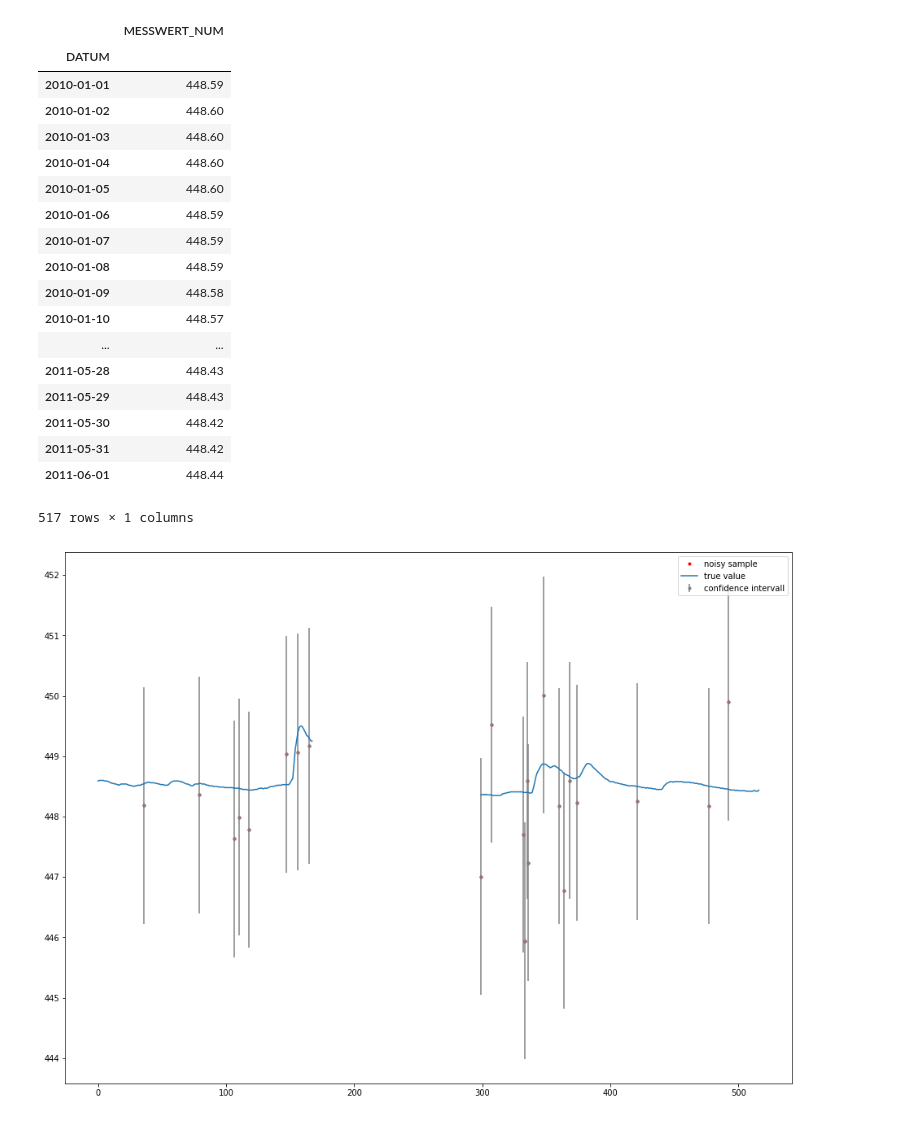
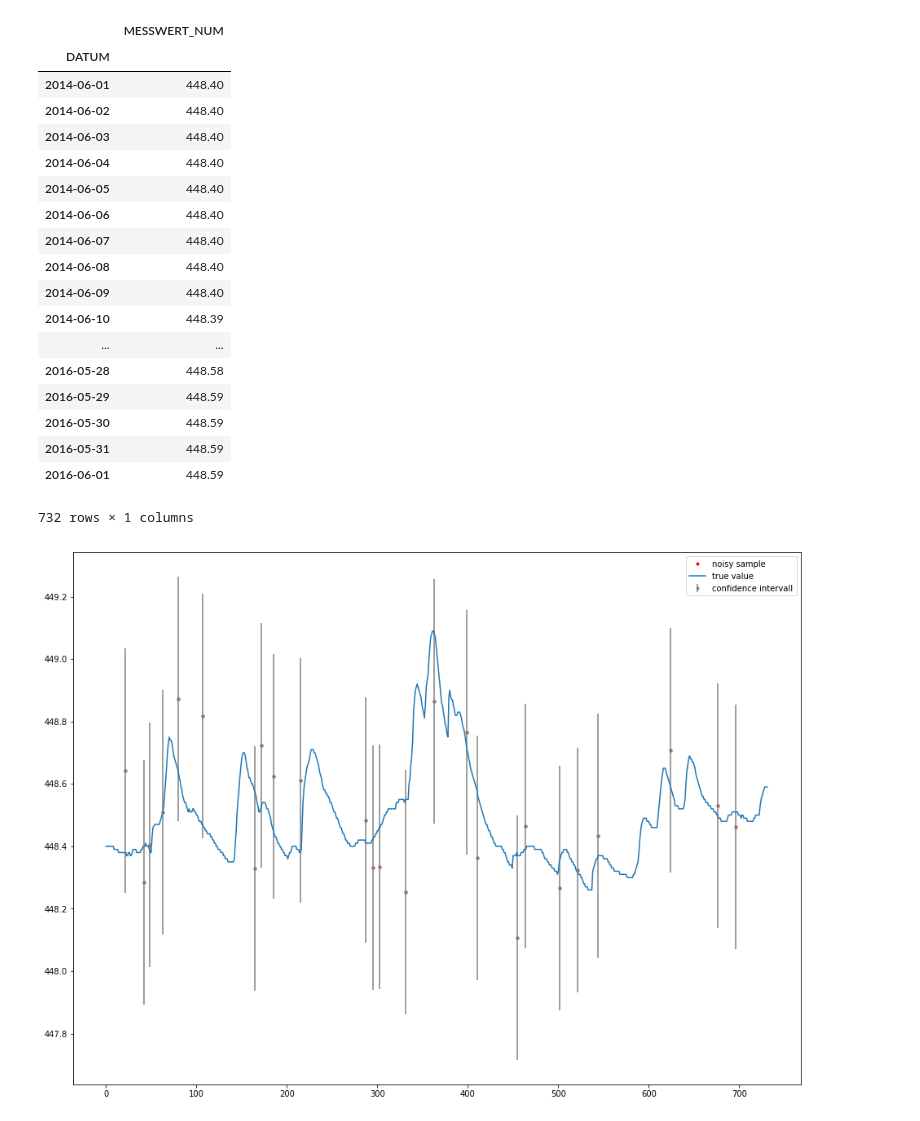
Before and after one commit to red5alex/kriglab, a Jupyter notebook: noisy sample test.ipynb, the cells around one changed output. Cells and saved outputs as stored; diff of their text form; code cells hidden in the pictures.

Commit message:
changed input time series and noise

```diff
--- a/noisy sample test.ipynb
+++ b/noisy sample test.ipynb
@@ -5,7 +5,7 @@ import matplotlib.pyplot as plt
 import numpy as np
 import math as m
 # %%
-df_test = pd.read_csv('5297Q_2010-11.txt',
+df_test = pd.read_csv('5297Q_2014-16.txt',
                       usecols =["DATUM","MESSWERT_NUM"] ,
                       index_col=0,
                       parse_dates=True,
@@ -18,29 +18,29 @@ df_test
 # %% [output]
 |  | MESSWERT_NUM |
 | DATUM |  |
-| 2010-01-01 | 448.59 |
-| 2010-01-02 | 448.60 |
-| 2010-01-03 | 448.60 |
-| 2010-01-04 | 448.60 |
-| 2010-01-05 | 448.60 |
-| 2010-01-06 | 448.59 |
-| 2010-01-07 | 448.59 |
-| 2010-01-08 | 448.59 |
-| 2010-01-09 | 448.58 |
-| 2010-01-10 | 448.57 |
+| 2014-06-01 | 448.40 |
+| 2014-06-02 | 448.40 |
+| 2014-06-03 | 448.40 |
+| 2014-06-04 | 448.40 |
+| 2014-06-05 | 448.40 |
+| 2014-06-06 | 448.40 |
+| 2014-06-07 | 448.40 |
+| 2014-06-08 | 448.40 |
+| 2014-06-09 | 448.40 |
+| 2014-06-10 | 448.39 |
 | ... | ... |
-| 2011-05-28 | 448.43 |
-| 2011-05-29 | 448.43 |
-| 2011-05-30 | 448.42 |
-| 2011-05-31 | 448.42 |
-| 2011-06-01 | 448.44 |
+| 2016-05-28 | 448.58 |
+| 2016-05-29 | 448.59 |
+| 2016-05-30 | 448.59 |
+| 2016-05-31 | 448.59 |
+| 2016-06-01 | 448.59 |
-517 rows × 1 columns
+732 rows × 1 columns
 # %%
 X = np.array(df_test.index.values - df_test.index.values.min() , dtype=(float)) / (1e9 * 60 * 60 * 24)
 
 df_test = df_test.assign(X =X[:])
 noise_mean = 0
-noise_std = 1
+noise_std = 0.2
 df_test["Y"] = 0.
 df_test["noise"] = np.random.randn(len(df_test)) * noise_std + noise_mean
 df_test["confidence95"] = noise_std * 1.96
@@ -56,16 +56,16 @@ def test (data = df_test, n_sample=None):
 # %%
 df_z = test(data=df_test, n_sample=25)
 plt.rcParams["figure.figsize"] = (16, 12)
 plt.plot(df_z.X, df_z.measurement, '.', label='noisy sample', color = "red")
 plt.plot(df_test.X, df_test.MESSWERT_NUM, label="true value")
 plt.errorbar(df_z.X, df_z.measurement, df_z.confidence95, fmt='.',
              label='confidence intervall', color="grey")
 
 plt.legend()
-df_z.to_excel(r".\example_data\timeseries10.xlsx")
+df_z.to_excel(r".\example_data\timeseries14.xlsx")
 plt.show()
 # %% [output]
-[figure, old version]
+[figure, new version]
 # %%
 df_z
 # %% [output]
```
Also changed, not shown: parts of 2 cells of this notebook.
